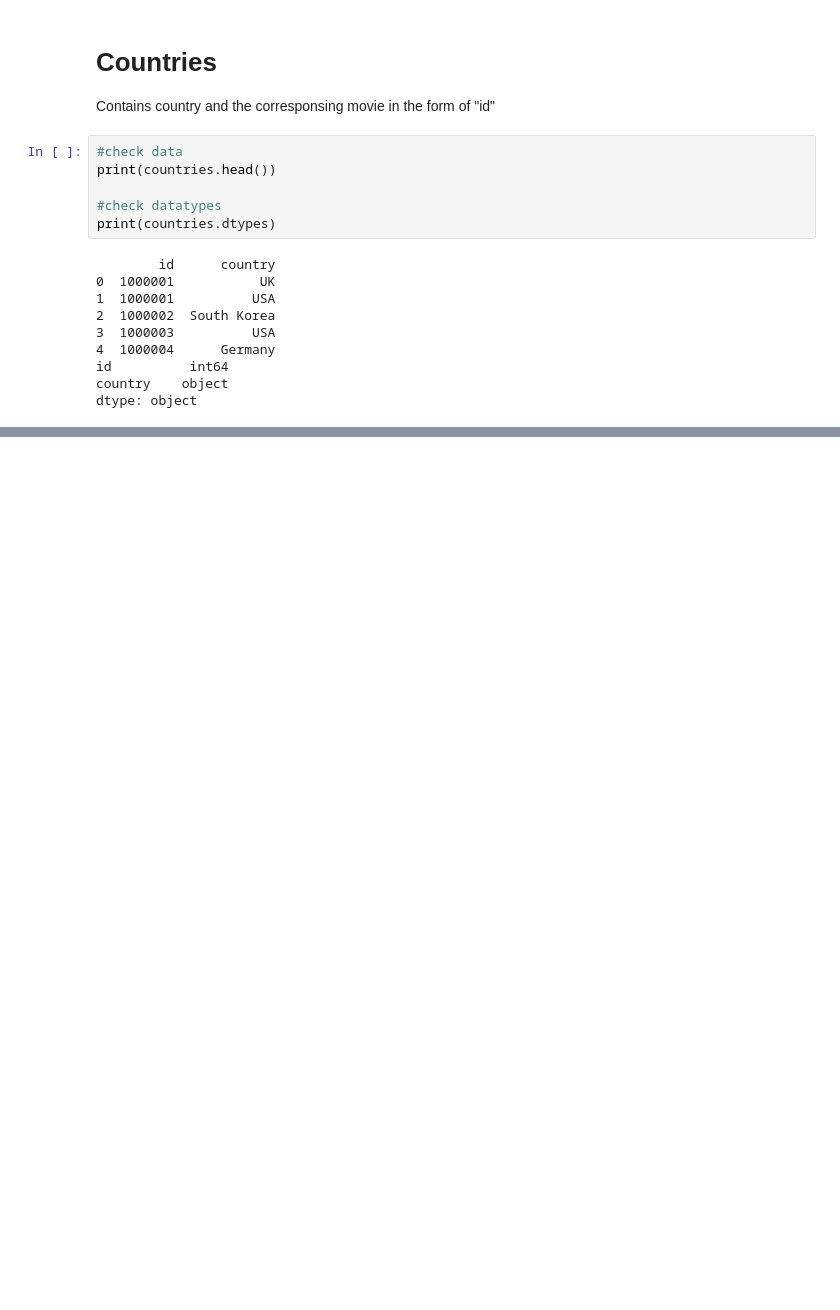
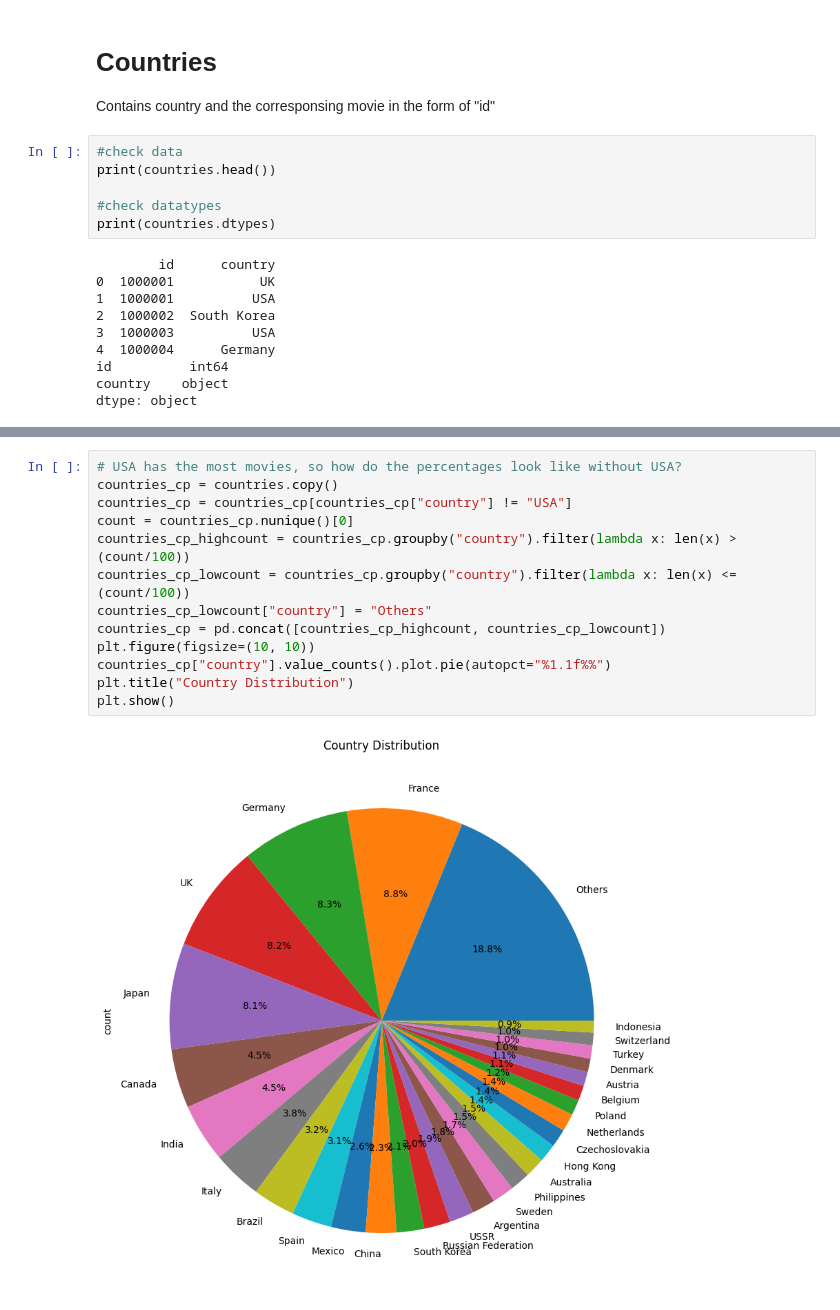
Before and after one commit to DasGewuerz/htw_letterboxd, a Jupyter notebook: letterboxd.ipynb, the cells around one changed output, grey strips where cells are left out. Drawn from its saved outputs; the diff is of its cells as text; blank space fills up the shorter version.

```diff
--- a/letterboxd.ipynb
+++ b/letterboxd.ipynb
@@ -60,0 +180,15 @@ dtype: object
+# %%
+# USA has the most movies, so how do the percentages look like without USA?
+countries_cp = countries.copy()
+countries_cp = countries_cp[countries_cp["country"] != "USA"]
+count = countries_cp.nunique()[0]
+countries_cp_highcount = countries_cp.groupby("country").filter(lambda x: len(x) > (count/100))
+countries_cp_lowcount = countries_cp.groupby("country").filter(lambda x: len(x) <= (count/100))
+countries_cp_lowcount["country"] = "Others"
+countries_cp = pd.concat([countries_cp_highcount, countries_cp_lowcount])
+plt.figure(figsize=(10, 10))
+countries_cp["country"].value_counts().plot.pie(autopct="%1.1f%%")
+plt.title("Country Distribution")
+plt.show()
+# %% [output]
+[figure, added]
```
Also changed, not shown: parts of 8 cells of this notebook.
